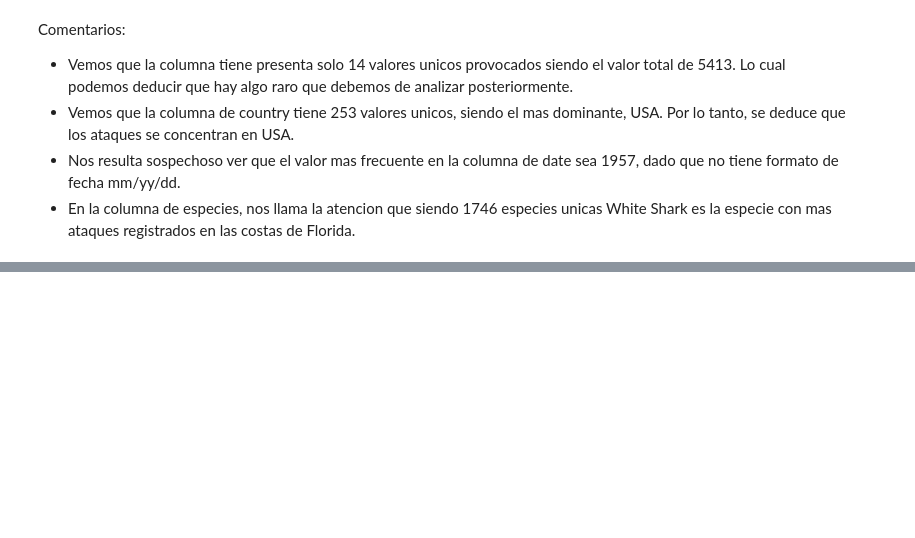
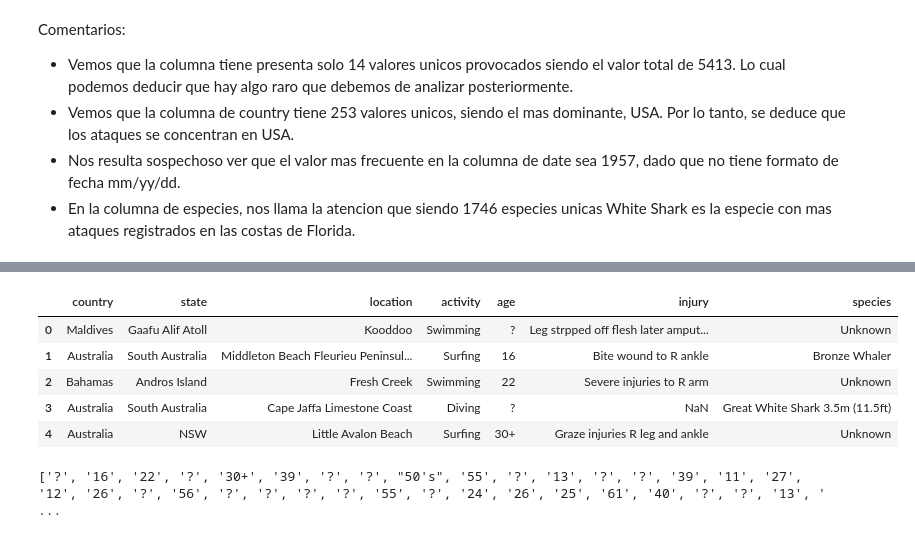
Before and after one commit to roizherrerapilar-hub/Mini-project---Shark-Attacks, a Jupyter notebook: Notebook.ipynb, the cells around one changed output, grey strips where cells are left out. Cells and saved outputs as stored; diff of their text form; code cells hidden in the pictures; blank space fills up the shorter version.

```diff
--- a/Notebook.ipynb
+++ b/Notebook.ipynb
@@ -112,0 +187,12 @@ Comentarios:
+# %%
+#Columnas que consideramos importantes para nuestro proyecto: type, country, state, location, activity, age, injury, species.
+#4. Eliminacion de las columnas innecesarias:
+df = df.drop(columns=['date', 'year', 'type', 'name', 'sex', 'fatal y/n', 'time', 'source'])
+df.head()
+# %% [output]
+|  | country | state | location | activity | age | injury | species |
+| 0 | Maldives | Gaafu Alif Atoll | Kooddoo | Swimming | ? | Leg strpped off flesh later amput... | Unknown |
+| 1 | Australia | South Australia | Middleton Beach Fleurieu Peninsul... | Surfing | 16 | Bite wound to R ankle | Bronze Whaler |
+| 2 | Bahamas | Andros Island | Fresh Creek | Swimming | 22 | Severe injuries to R arm | Unknown |
+| 3 | Australia | South Australia | Cape Jaffa Limestone Coast | Diving | ? | NaN | Great White Shark 3.5m (11.5ft) |
+| 4 | Australia | NSW | Little Avalon Beach | Surfing | 30+ | Graze injuries R leg and ankle | Unknown |
@@ -112,0 +203,6 @@ Comentarios:
+# %%
+#5. Clasificar las edades en rango.
+age_values = df['age'].tolist()
+print(age_values)
+# %% [output]
+['?', '16', '22', '?', '30+', '39', '?', '?', "50's", '55', '?', '13', '?', '?', '39', '11', '27', '12', '26', '?', '56', '?', '?', '?', '?', '55', '?', '24', '26', '25', '61', '40', '?', '?', '13', ' ...
```
Also changed, not shown: parts of 9 cells of this notebook.
